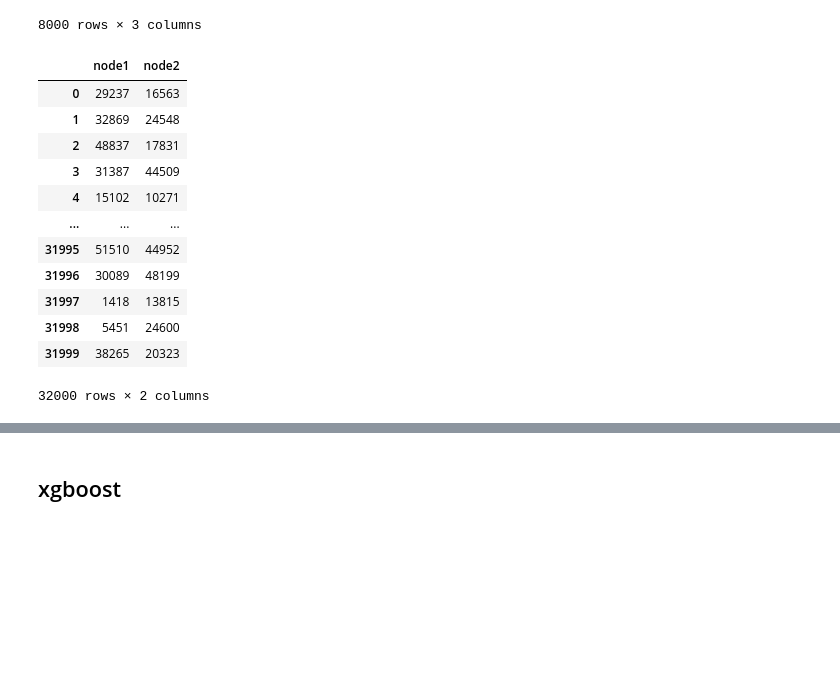
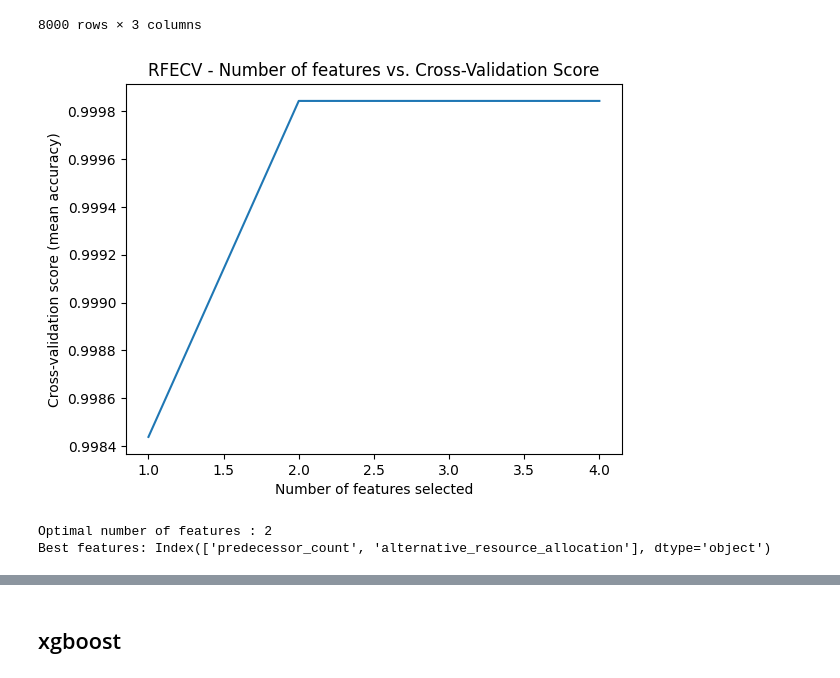
Before and after one commit to jimmywang1230/2024SocialMediaAnalytics, a Jupyter notebook: 112-2 Social Media Analytics/svm_xgboost.ipynb, the cells around one changed output, grey strips where cells are left out. Saved outputs shown, nothing was run; the diff lists cells and outputs as text; code cells hidden in the pictures; blank space fills up the shorter version.

```diff
--- a/112-2 Social Media Analytics/svm_xgboost.ipynb
+++ b/112-2 Social Media Analytics/svm_xgboost.ipynb
@@ -63,22 +63,5 @@ test_df
 | 7998 | 7998 | 14298 | 45426 |
 | 7999 | 7999 | 35752 | 43939 |
 8000 rows × 3 columns
-# %%
-x = train_df.drop(['label'], axis = 1)
-x
-# %% [output]
-|  | node1 | node2 |
-| 0 | 29237 | 16563 |
-| 1 | 32869 | 24548 |
-| 2 | 48837 | 17831 |
-| 3 | 31387 | 44509 |
-| 4 | 15102 | 10271 |
-| ... | ... | ... |
-| 31995 | 51510 | 44952 |
-| 31996 | 30089 | 48199 |
-| 31997 | 1418 | 13815 |
-| 31998 | 5451 | 24600 |
-| 31999 | 38265 | 20323 |
-32000 rows × 2 columns
 # %%
 #split train dev dataset
@@ -135,0 +93,41 @@ test_df['predecessor_count'] = test_df['node2'].apply(lambda x: count_predecesso
+# %%
+from sklearn.model_selection import StratifiedKFold
+from sklearn.feature_selection import RFECV
+from xgboost import XGBClassifier
+import matplotlib.pyplot as plt
+
+
+# Prepare the data
+X = train_df.drop(['label'], axis=1)
+y = train_df['label']
+
+# Define the estimator; here we use XGBoost
+estimator = XGBClassifier(n_estimators=100, learning_rate=0.1)
+
+# Define the method of cross-validation
+cv_strategy = StratifiedKFold(n_splits=5)
+
+# Create the RFECV object
+rfecv = RFECV(estimator=estimator, step=1, cv=cv_strategy, scoring='accuracy', min_features_to_select=1)
+
+# Fit RFECV
+rfecv.fit(X, y)
+
+# Access the cv_results_
+cv_results = rfecv.cv_results_
+
+# Plot number of features VS. cross-validation scores
+plt.figure()
+plt.title('RFECV - Number of features vs. Cross-Validation Score')
+plt.xlabel("Number of features selected")
+plt.ylabel("Cross-validation score (mean accuracy)")
+plt.plot(range(1, len(cv_results['mean_test_score']) + 1), cv_results['mean_test_score'])
+plt.show()
+
+# Check selected features
+print("Optimal number of features : %d" % rfecv.n_features_)
+print('Best features:', X.columns[rfecv.support_])
+# %% [output]
+[figure, added]
+Optimal number of features : 2
+Best features: Index(['predecessor_count', 'alternative_resource_allocation'], dtype='object')
```
Also changed, not shown: parts of 8 cells of this notebook, 7 other files.
